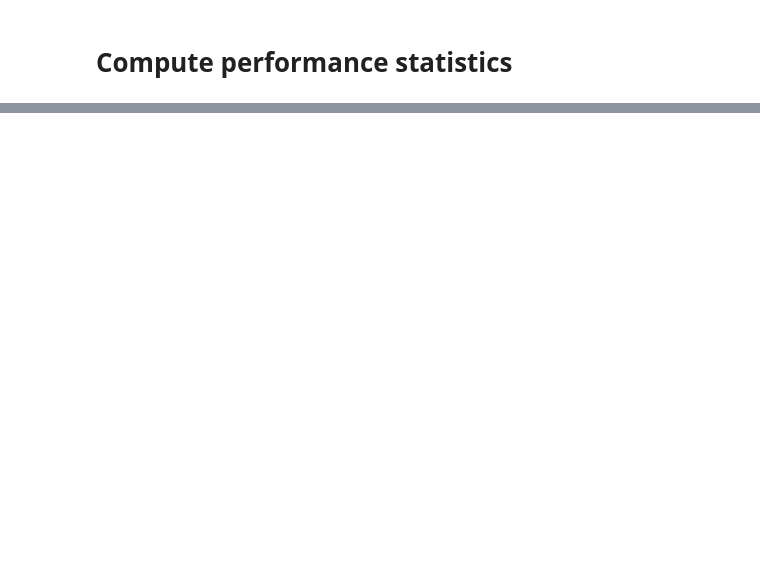
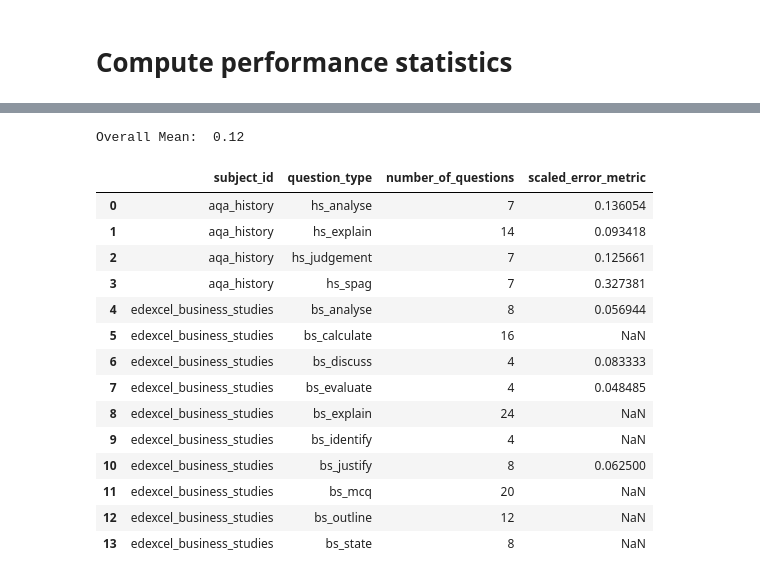
Before and after one commit to Equaite/audenshaw_exam_validation, a Jupyter notebook: question_validation/llm_question_validation.ipynb, the cells around one changed output, grey strips where cells are left out. Cells and saved outputs as stored; diff of their text form; code cells hidden in the pictures; blank space fills up the shorter version.

```diff
--- a/question_validation/llm_question_validation.ipynb
+++ b/question_validation/llm_question_validation.ipynb
@@ -161,4 +179,33 @@ Overall Mean:  0.66
 | 13 | edexcel_business_studies | bs_state | 8 | 0.250000 |
+# %%
+# Mean scaled error metric
+
+# Overall
+scaled_metric_mean = np.nanmean(teacher_marked_questions_reduced.scaled_error_metric)
+
+## Mean by question type
+scaled_metric_mean_by_question_type = teacher_marked_questions_reduced.groupby(by=["subject_id", "question_type"], as_index = False).agg({"question_id": "count", "scaled_error_metric": "mean"}).rename(columns={"question_id": "number_of_questions"})
+scaled_metric_mean_by_question_type = scaled_metric_mean_by_question_type.sort_values(by=["subject_id", "question_type", "number_of_questions"], ascending=[True, True, True])
+
+print(f"Overall Mean:  {scaled_metric_mean:.2f}")
+scaled_metric_mean_by_question_type
+# %% [output]
+Overall Mean:  0.12
+|  | subject_id | question_type | number_of_questions | scaled_error_metric |
+| 0 | aqa_history | hs_analyse | 7 | 0.136054 |
+| 1 | aqa_history | hs_explain | 14 | 0.093418 |
+| 2 | aqa_history | hs_judgement | 7 | 0.125661 |
+| 3 | aqa_history | hs_spag | 7 | 0.327381 |
+| 4 | edexcel_business_studies | bs_analyse | 8 | 0.056944 |
+| 5 | edexcel_business_studies | bs_calculate | 16 | NaN |
+| 6 | edexcel_business_studies | bs_discuss | 4 | 0.083333 |
+| 7 | edexcel_business_studies | bs_evaluate | 4 | 0.048485 |
+| 8 | edexcel_business_studies | bs_explain | 24 | NaN |
+| 9 | edexcel_business_studies | bs_identify | 4 | NaN |
+| 10 | edexcel_business_studies | bs_justify | 8 | 0.062500 |
+| 11 | edexcel_business_studies | bs_mcq | 20 | NaN |
+| 12 | edexcel_business_studies | bs_outline | 12 | NaN |
+| 13 | edexcel_business_studies | bs_state | 8 | NaN |
 # %%
 # Mean Absolute Error by question deviation
 question_type_mark_deviations = teacher_marked_questions_reduced.groupby(by=["question_type", "marks_mean_absolute_error"], as_index = False).agg({"question_id": "count"})
```
Also changed, not shown: parts of 12 cells of this notebook, 14 other files.
